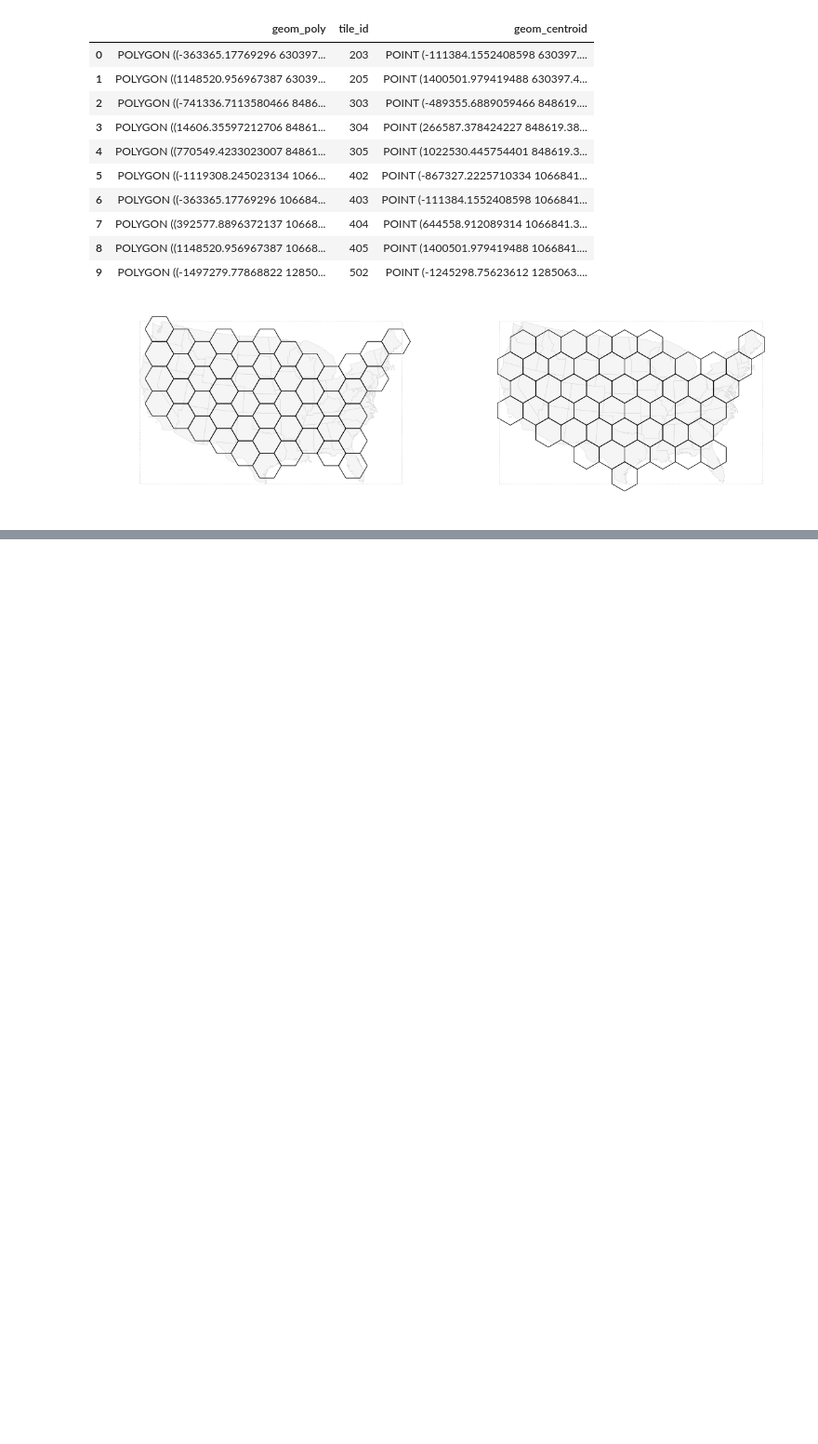
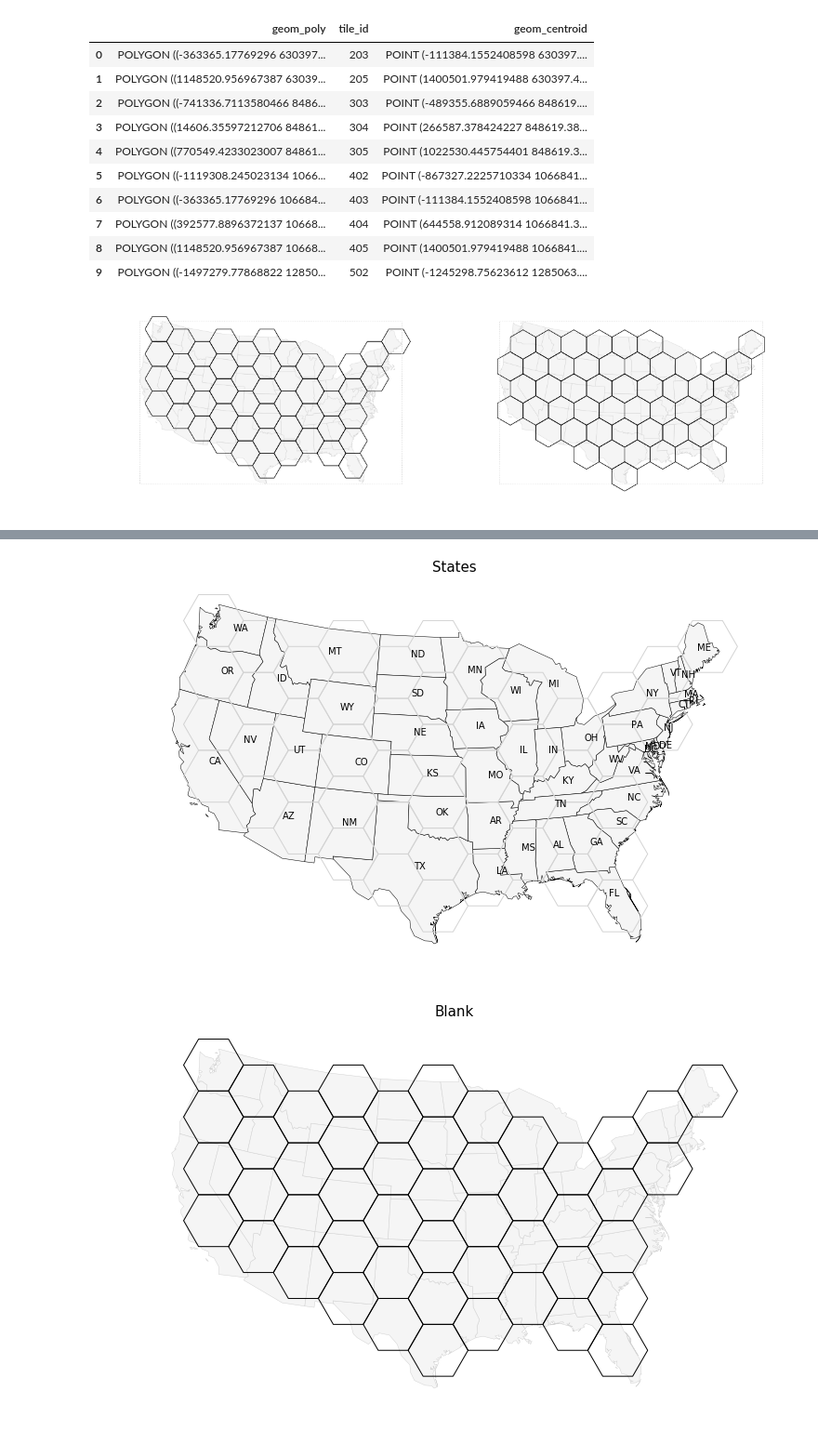
Before and after one commit to deitelberg/Python-projects, a Jupyter notebook: gridmap_refactor.ipynb, the cells around one changed output, grey strips where cells are left out. Shown at 93% size. Saved outputs shown, nothing was run; the diff lists cells and outputs as text; code cells hidden in the pictures; blank space fills up the shorter version.

```diff
--- a/gridmap_refactor.ipynb
+++ b/gridmap_refactor.ipynb
@@ -552,0 +579,26 @@ display_point_labels(hexagons_up.set_geometry('geom_centroid'), admin_id_tile, c
+# %%
+fig, ax = plt.subplots(nrows=1, ncols=1, figsize=(12, 10))
+ax.set_title('States',
+                  fontdict={'fontsize': '15', 'fontweight' : '500'})
+ax.set_axis_off()
+admin.set_geometry('geom_poly').plot(ax=ax, linewidth=0.5,
+                                     edgecolor='black', color='whitesmoke')
+#bbox_gdf.plot(ax=ax, facecolor="none", edgecolor='lightgrey', linestyle=':')
+hexagons_up.plot(ax=ax, edgecolor='lightgrey', facecolor="none")
+hexagons_up[tile_id] = hexagons_up.index
+display_point_labels(admin.set_geometry('geom_centroid'), admin_id, c='black')
+
+
+
+fig, ax2 = plt.subplots(nrows=1, ncols=1, figsize=(12, 10))
+ax2.set_title('Blank',
+                  fontdict={'fontsize': '15', 'fontweight' : '500'})
+ax2.set_axis_off()
+admin.set_geometry('geom_poly').plot(ax=ax2, linewidth=0.5,
+                                     edgecolor='lightgrey', color='whitesmoke')
+#bbox_gdf.plot(ax=ax2, facecolor="none", edgecolor='lightgrey', linestyle=':')
+hexagons_up.plot(ax=ax2, edgecolor='black', facecolor="none")
+hexagons_up[tile_id] = hexagons_up.index
+# %% [output]
+[figure, added]
+[figure, added]
```
Also changed, not shown: parts of 10 cells of this notebook.
